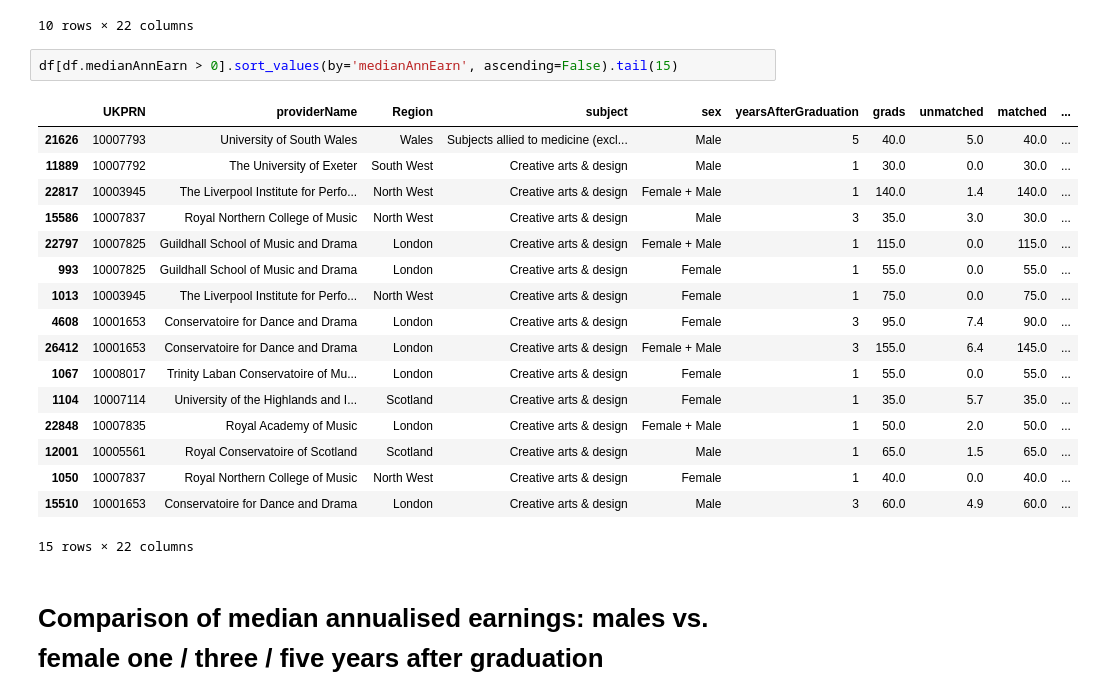
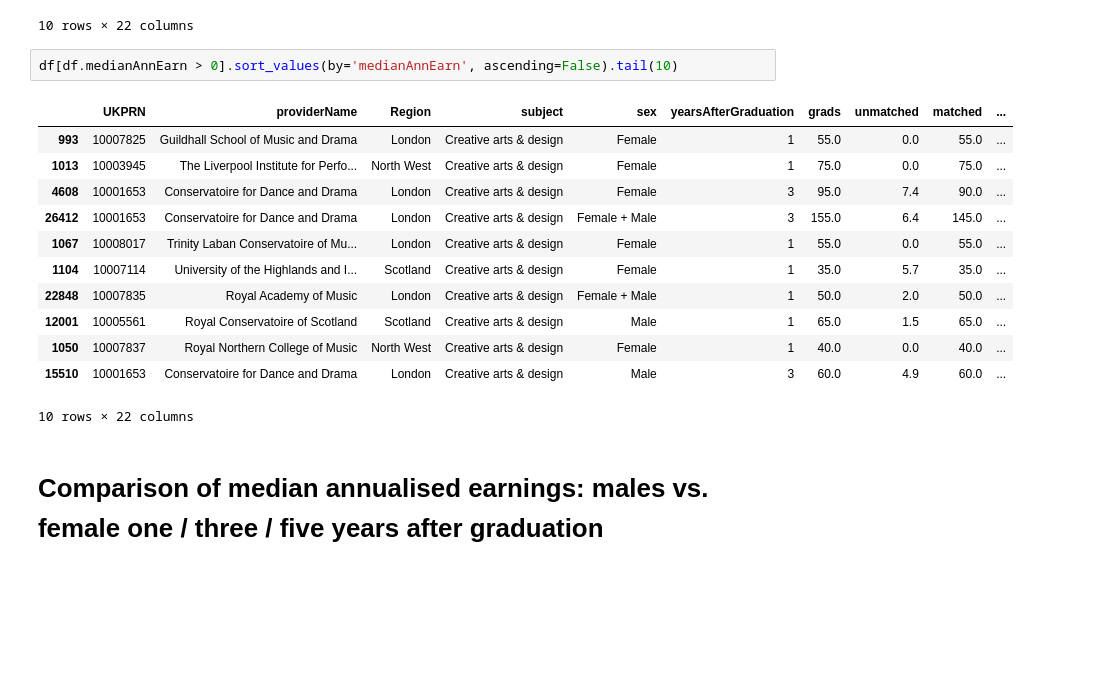
Before and after one commit to gracelinan/data-studio-projects, a Jupyter notebook: July 7-13/Project 1.ipynb, the cells around one changed output. Saved outputs shown, nothing was run; the diff lists cells and outputs as text; blank space fills up the shorter version.

```diff
--- a/July 7-13/University graduate earnings.ipynb
+++ b/July 7-13/Project 1.ipynb
@@ -63,14 +63,9 @@ df.sort_values(by='medianAnnEarn', ascending=False).head(10)
 | 19011 | 10003270 | Imperial College of Science Techn... | London | Computer science | Male | 5 | 60.0 | NaN | NaN | ... |
 10 rows × 22 columns
 # %%
-df[df.medianAnnEarn > 0].sort_values(by='medianAnnEarn', ascending=False).tail(15)
+df[df.medianAnnEarn > 0].sort_values(by='medianAnnEarn', ascending=False).tail(10)
 # %% [output]
 |  | UKPRN | providerName | Region | subject | sex | yearsAfterGraduation | grads | unmatched | matched | ... |
-| 21626 | 10007793 | University of South Wales | Wales | Subjects allied to medicine (excl... | Male | 5 | 40.0 | 5.0 | 40.0 | ... |
-| 11889 | 10007792 | The University of Exeter | South West | Creative arts & design | Male | 1 | 30.0 | 0.0 | 30.0 | ... |
-| 22817 | 10003945 | The Liverpool Institute for Perfo... | North West | Creative arts & design | Female + Male | 1 | 140.0 | 1.4 | 140.0 | ... |
-| 15586 | 10007837 | Royal Northern College of Music | North West | Creative arts & design | Male | 3 | 35.0 | 3.0 | 30.0 | ... |
-| 22797 | 10007825 | Guildhall School of Music and Drama | London | Creative arts & design | Female + Male | 1 | 115.0 | 0.0 | 115.0 | ... |
 | 993 | 10007825 | Guildhall School of Music and Drama | London | Creative arts & design | Female | 1 | 55.0 | 0.0 | 55.0 | ... |
 | 1013 | 10003945 | The Liverpool Institute for Perfo... | North West | Creative arts & design | Female | 1 | 75.0 | 0.0 | 75.0 | ... |
 | 4608 | 10001653 | Conservatoire for Dance and Drama | London | Creative arts & design | Female | 3 | 95.0 | 7.4 | 90.0 | ... |
@@ -81,7 +76,7 @@ df[df.medianAnnEarn > 0].sort_values(by='medianAnnEarn', ascending=False).tail(1
 | 12001 | 10005561 | Royal Conservatoire of Scotland | Scotland | Creative arts & design | Male | 1 | 65.0 | 1.5 | 65.0 | ... |
 | 1050 | 10007837 | Royal Northern College of Music | North West | Creative arts & design | Female | 1 | 40.0 | 0.0 | 40.0 | ... |
 | 15510 | 10001653 | Conservatoire for Dance and Drama | London | Creative arts & design | Male | 3 | 60.0 | 4.9 | 60.0 | ... |
-15 rows × 22 columns
+10 rows × 22 columns
 # %% [markdown]
 # Comparison of median annualised earnings: males vs. female one / three / five years after graduation
 # %%
```
Also changed, not shown: parts of 14 cells of this notebook.
